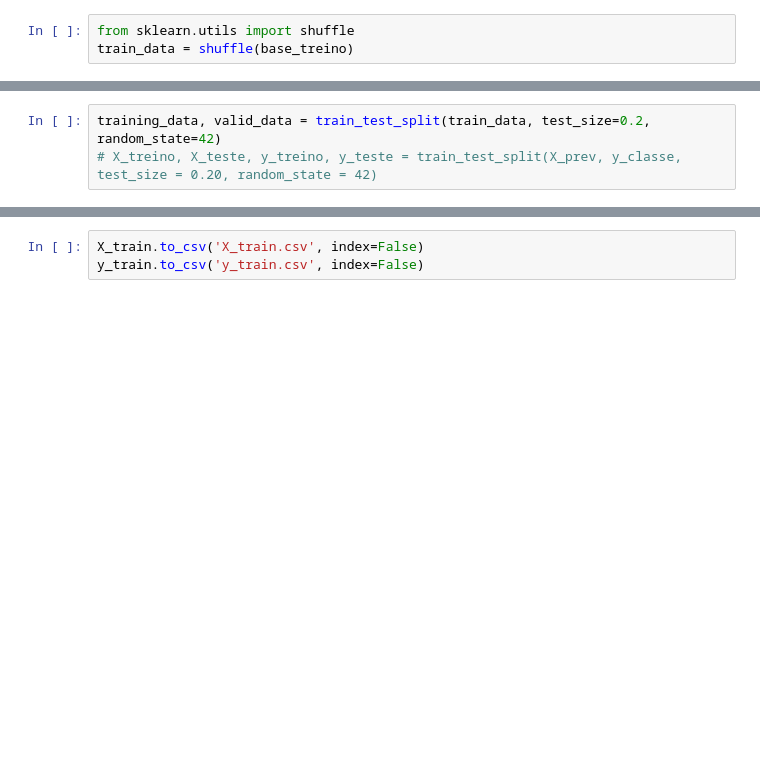
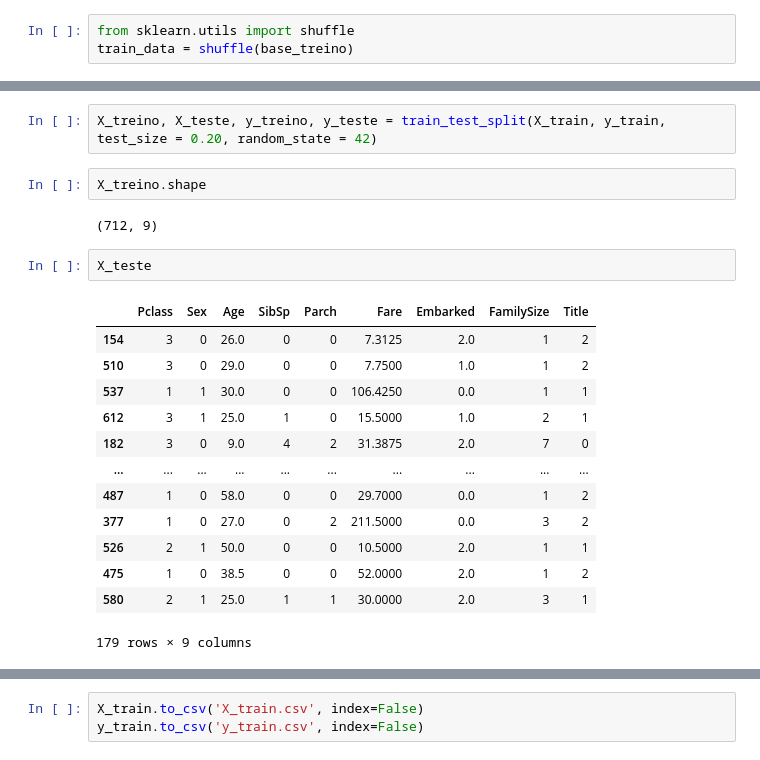
Before and after one commit to joaodest/inteligencia-artificial, a Jupyter notebook: Lista 2/Lendo_e_tratando_arquivo_v2.ipynb, the cells around one changed output, grey strips where cells are left out. Cells and saved outputs as stored; diff of their text form; blank space fills up the shorter version.

```diff
--- a/Lista 2/Lendo_e_tratando_arquivo_v2.ipynb
+++ b/Lista 2/Lendo_e_tratando_arquivo_v2.ipynb
@@ -275,3 +303,22 @@ train_data = shuffle(base_treino)
 # %%
-training_data, valid_data = train_test_split(train_data, test_size=0.2, random_state=42)
-# X_treino, X_teste, y_treino, y_teste = train_test_split(X_prev, y_classe, test_size = 0.20, random_state = 42)
+X_treino, X_teste, y_treino, y_teste = train_test_split(X_train, y_train, test_size = 0.20, random_state = 42)
+# %%
+X_treino.shape
+# %% [output]
+(712, 9)
+# %%
+X_teste
+# %% [output]
+|  | Pclass | Sex | Age | SibSp | Parch | Fare | Embarked | FamilySize | Title |
+| 154 | 3 | 0 | 26.0 | 0 | 0 | 7.3125 | 2.0 | 1 | 2 |
+| 510 | 3 | 0 | 29.0 | 0 | 0 | 7.7500 | 1.0 | 1 | 2 |
+| 537 | 1 | 1 | 30.0 | 0 | 0 | 106.4250 | 0.0 | 1 | 1 |
+| 612 | 3 | 1 | 25.0 | 1 | 0 | 15.5000 | 1.0 | 2 | 1 |
+| 182 | 3 | 0 | 9.0 | 4 | 2 | 31.3875 | 2.0 | 7 | 0 |
+| ... | ... | ... | ... | ... | ... | ... | ... | ... | ... |
+| 487 | 1 | 0 | 58.0 | 0 | 0 | 29.7000 | 0.0 | 1 | 2 |
+| 377 | 1 | 0 | 27.0 | 0 | 2 | 211.5000 | 0.0 | 3 | 2 |
+| 526 | 2 | 1 | 50.0 | 0 | 0 | 10.5000 | 2.0 | 1 | 1 |
+| 475 | 1 | 0 | 38.5 | 0 | 0 | 52.0000 | 2.0 | 1 | 2 |
+| 580 | 2 | 1 | 25.0 | 1 | 1 | 30.0000 | 2.0 | 3 | 1 |
+179 rows × 9 columns
```
Also changed, not shown: parts of 13 cells of this notebook, 5 other files.
